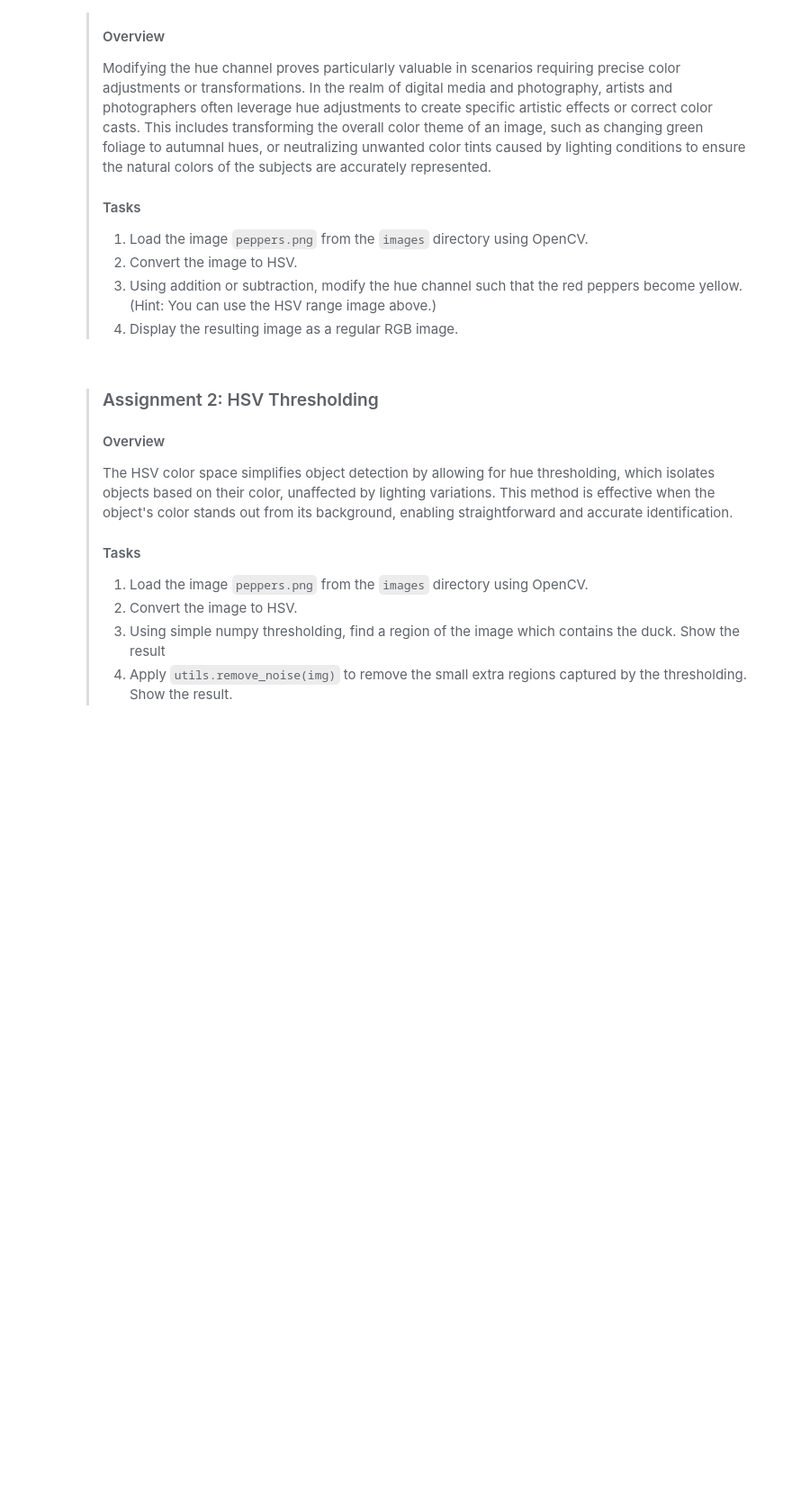
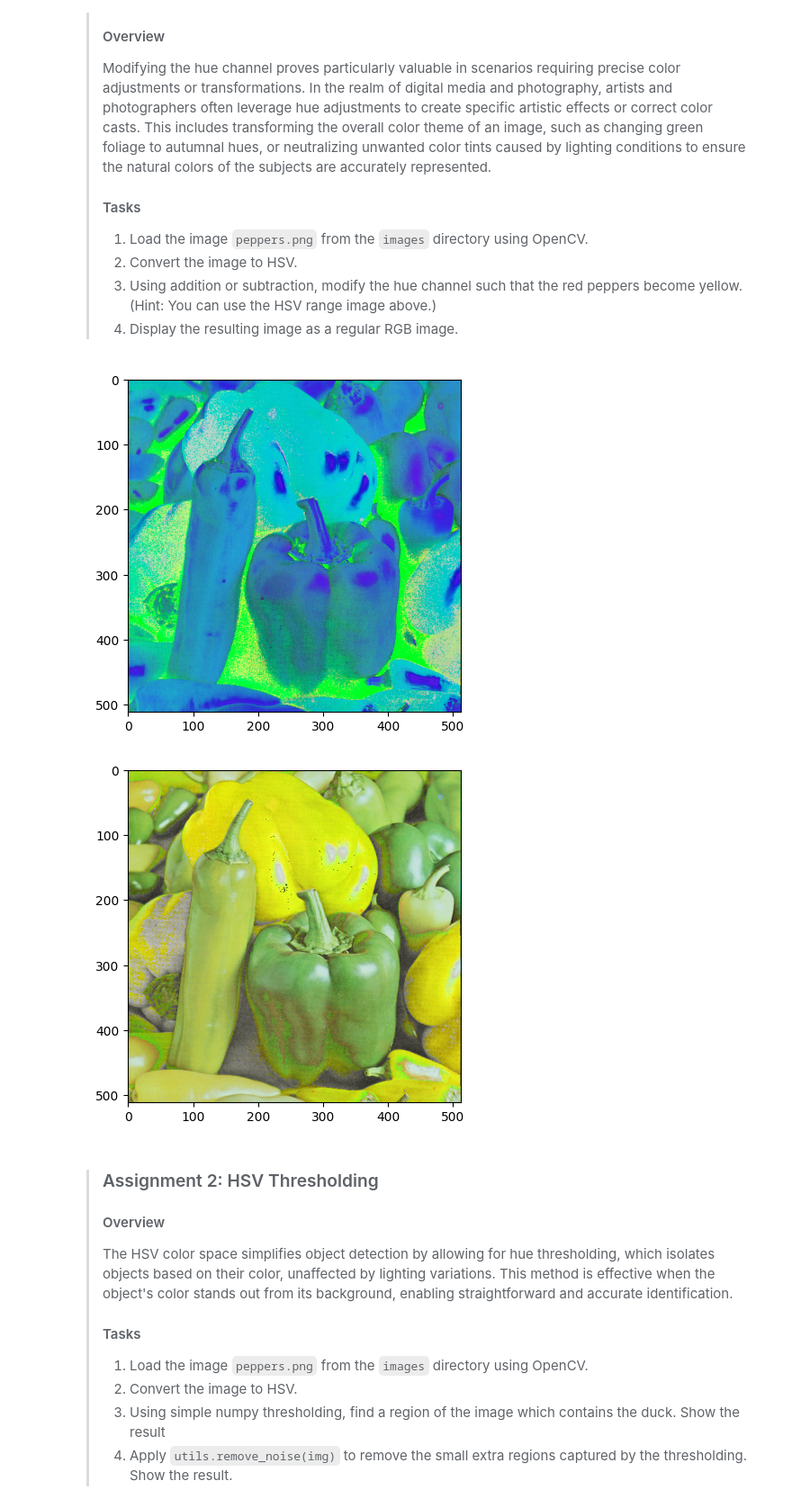
Before and after one commit to VlaKarlo/OSiRV_LV, a Jupyter notebook: lab2.ipynb, the cells around one changed output. Shown at 90% size. Saved outputs shown, nothing was run; the diff lists cells and outputs as text; code cells hidden in the pictures; blank space fills up the shorter version.

```diff
--- a/lab2.ipynb
+++ b/lab2.ipynb
@@ -77,6 +81,21 @@ Here, we have created an image containing each possible hue value from left to r
 > 2. Convert the image to HSV.
 > 3. Using addition or subtraction, modify the hue channel such that the red peppers become yellow. (Hint: You can use the HSV range image above.)
 > 4. Display the resulting image as a regular RGB image.
+# %%
+peppers = cv.imread("images/peppers.png")
+peppers = cv.cvtColor(peppers, cv.COLOR_BGR2HSV)
+
+plt.imshow(peppers)
+plt.show()
+
+peppers[(peppers[:,:,0]<20) | (peppers[:,:,0]>160) ] += 30
+
+peppers = cv.cvtColor(peppers, cv.COLOR_HSV2RGB)
+plt.imshow(peppers)
+plt.show()
+# %% [output]
+[figure, added]
+[figure, added]
 # %% [markdown]
 > ### Assignment 2: HSV Thresholding
 >
```
Also changed, not shown: parts of 8 cells of this notebook.
